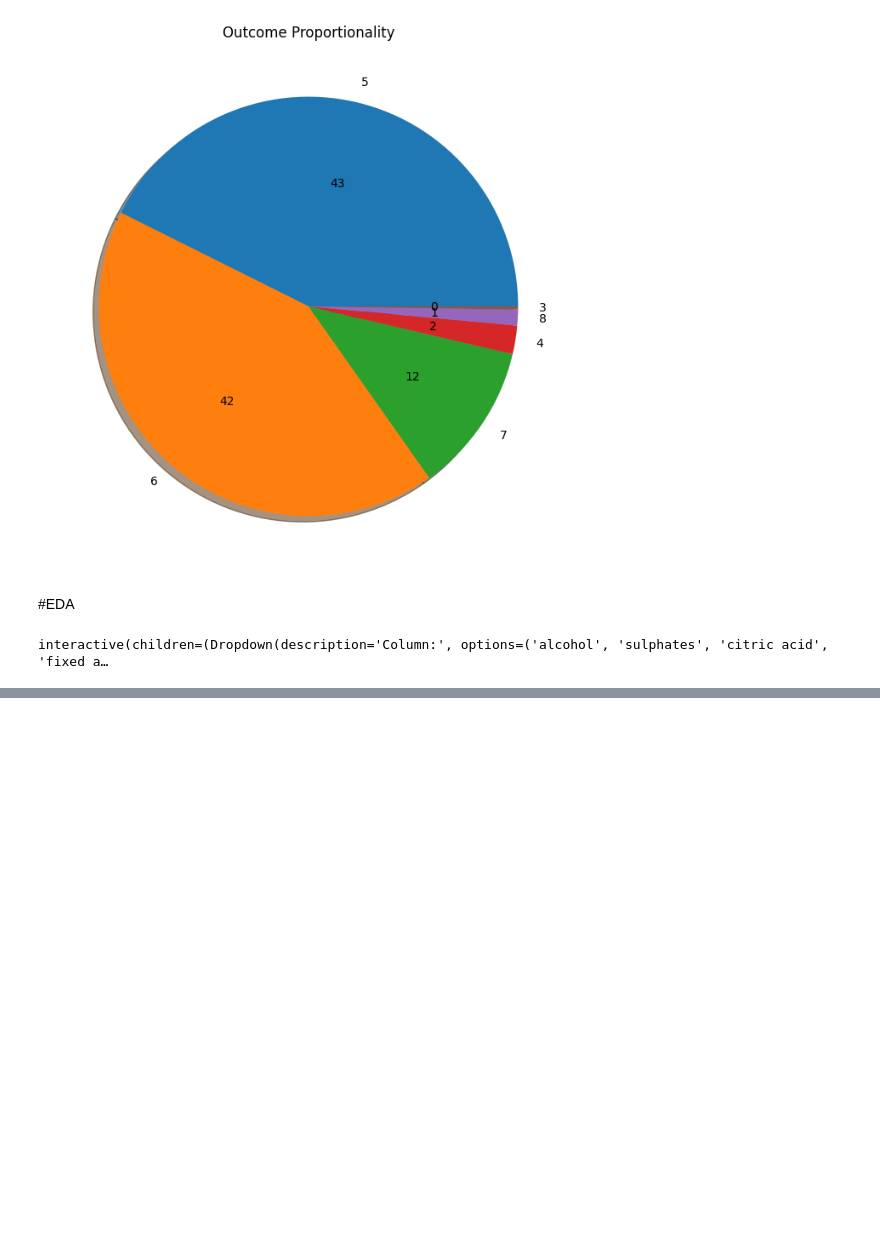
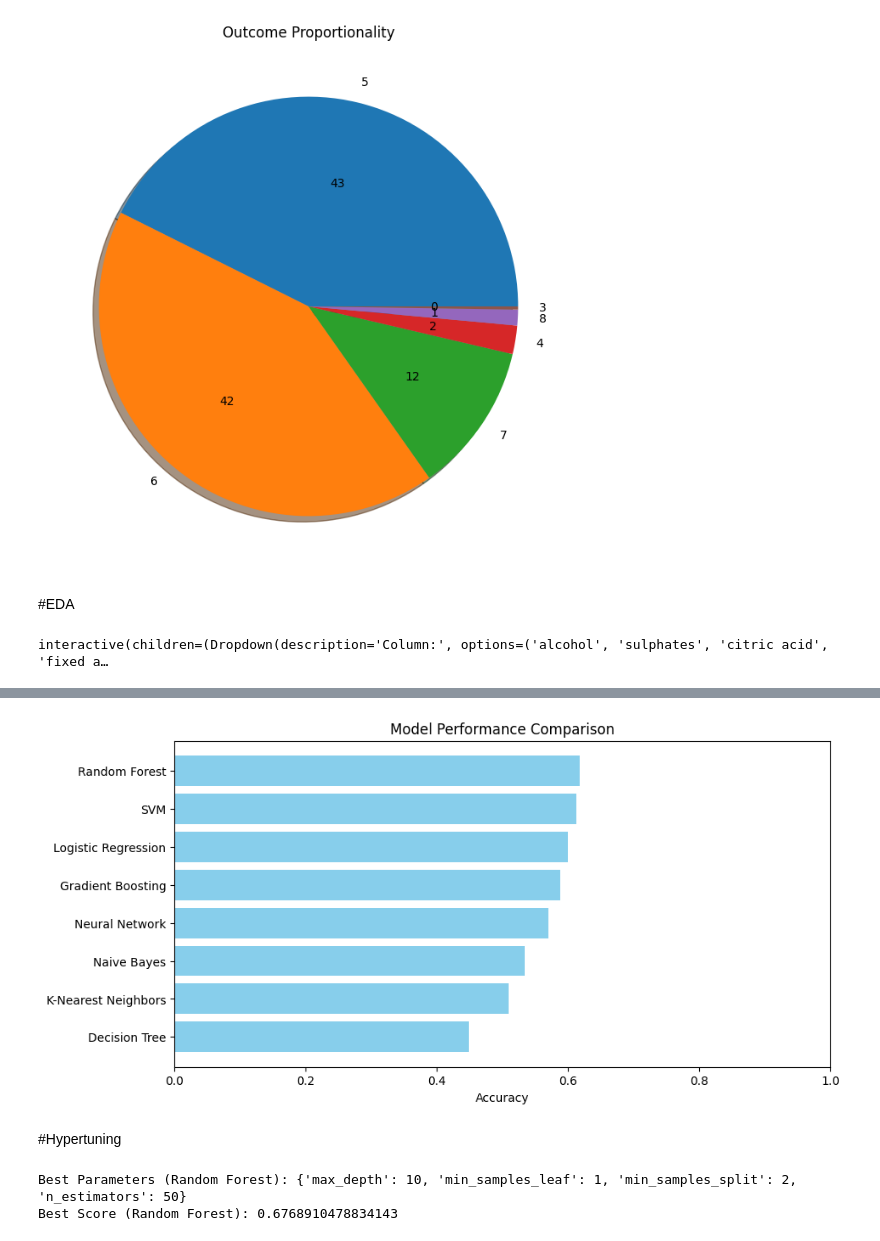
Before and after one commit to Hetvi-624/Wine_quality, a Jupyter notebook: WIne_Quality.ipynb, the cells around one changed output, grey strips where cells are left out. Saved outputs shown, nothing was run; the diff lists cells and outputs as text; code cells hidden in the pictures; blank space fills up the shorter version.

```diff
--- a/WIne_Quality.ipynb
+++ b/WIne_Quality.ipynb
@@ -261,2 +247,10 @@ from sklearn.model_selection import GridSearchCV
+# %%
+from sklearn.model_selection import train_test_split
+x_train, x_test, y_train, y_test = train_test_split(x, y, test_size=0.2, random_state=42)
+# %%
+from sklearn.preprocessing import StandardScaler
+scaler = StandardScaler()
+x_train_scaled = scaler.fit_transform(x_train)
+x_test_scaled = scaler.transform(x_test)
 # %%
 from sklearn.linear_model import LogisticRegression
@@ -332,0 +264,23 @@ Precision -  0.5575757575757576
+# %%
+models = {
+    "Logistic Regression": LogisticRegression(max_iter=1000),
+    "Decision Tree": DecisionTreeClassifier(),
+    "Random Forest": RandomForestClassifier(),
+    "Gradient Boosting": GradientBoostingClassifier(),
+    "SVM": SVC(probability=True),
+    "K-Nearest Neighbors": KNeighborsClassifier(),
+    "Naive Bayes": GaussianNB(),
+    "Neural Network": MLPClassifier(max_iter=1000)
+}
+# %%
+results = {}
+for name, model in models.items():
+    model.fit(x_train_scaled, y_train)
+    y_pred=model.predict(x_test_scaled)
+    acc=accuracy_score(y_test, y_pred)
+    results[name] = acc
+    print(f"Model: {name}")
+    print("Accuracy:", acc)
+    print("Classification Report:\n", classification_report(y_test, y_pred))
+    print("Confusion Matrix:\n", confusion_matrix(y_test, y_pred))
+    print("-" * 50)
@@ -332,0 +388,30 @@ Precision -  0.5575757575757576
+# %%
+sorted_results = dict(sorted(results.items(), key=lambda x: x[1], reverse=True))
+plt.figure(figsize=(10, 5))
+plt.barh(list(sorted_results.keys()), list(sorted_results.values()), color='skyblue')
+plt.xlabel("Accuracy")
+plt.title("Model Performance Comparison")
+plt.xlim([0, 1])
+plt.gca().invert_yaxis()
+plt.show()
+# %% [output]
+[figure, added]
+# %% [markdown]
+#Hypertuning
+# %%
+from sklearn.model_selection import GridSearchCV
+rf_param_grid = {
+    'n_estimators': [50, 100, 200],
+    'max_depth': [10, 20, None],
+    'min_samples_split': [2, 5, 10],
+    'min_samples_leaf': [1, 2, 4]
+}
+grid_search_rf = GridSearchCV(RandomForestClassifier(random_state=42),
+                              param_grid=rf_param_grid,
+                              cv=5, scoring='accuracy', n_jobs=-1)
+grid_search_rf.fit(x_train_scaled, y_train)
+print("Best Parameters (Random Forest):", grid_search_rf.best_params_)
+print("Best Score (Random Forest):", grid_search_rf.best_score_)
+# %% [output]
+Best Parameters (Random Forest): {'max_depth': 10, 'min_samples_leaf': 1, 'min_samples_split': 2, 'n_estimators': 50}
+Best Score (Random Forest): 0.6768910478834143
```
Also changed, not shown: parts of 15 cells of this notebook.
